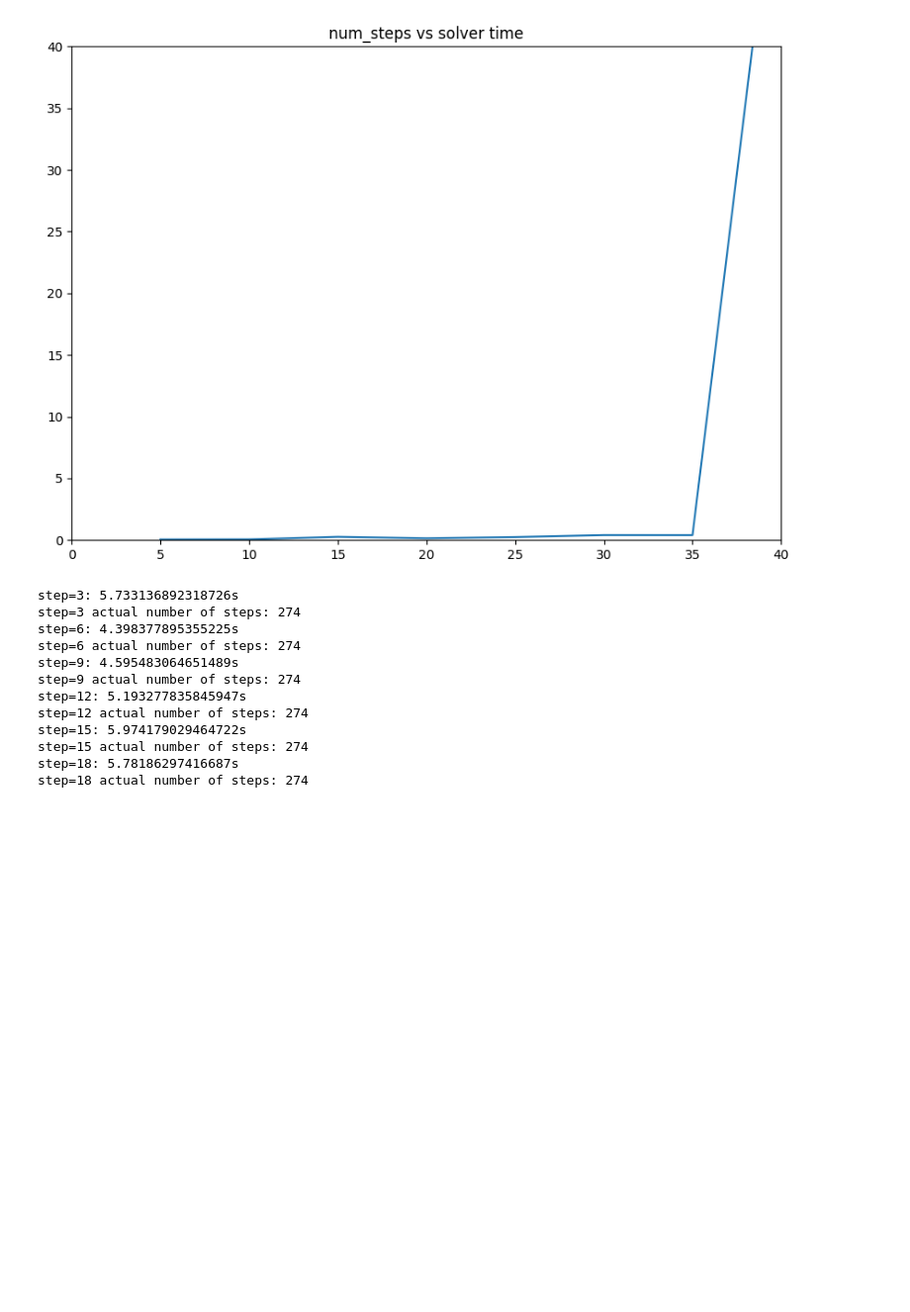
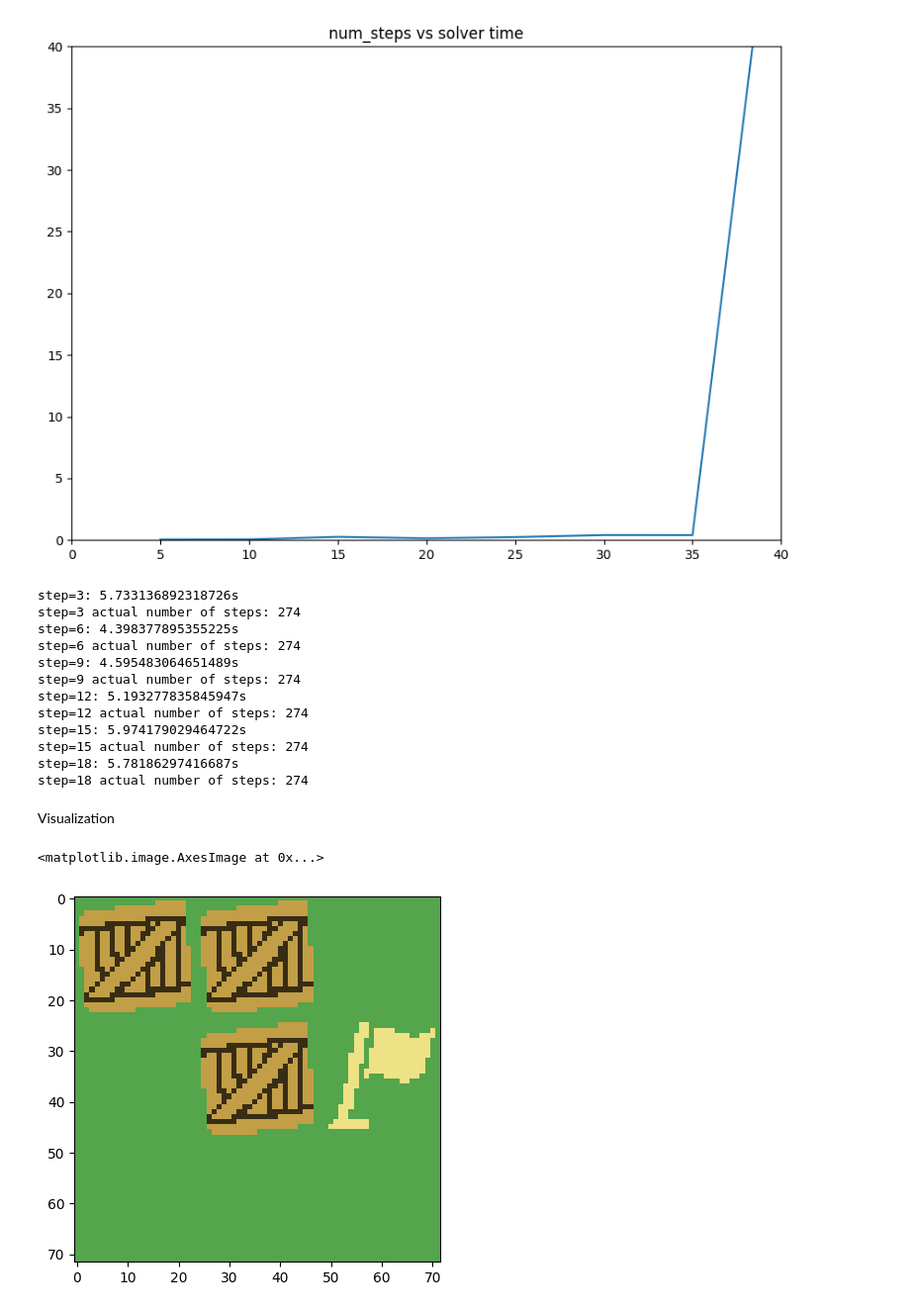
Before and after one commit to AustereTriceratops/Baba-Is-Solved, a Jupyter notebook: dev.ipynb, the cells around one changed output. Shown at 99% size. Drawn from its saved outputs; the diff is of its cells as text; code cells hidden in the pictures; blank space fills up the shorter version.

Commit message:
level visualization

```diff
--- a/dev.ipynb
+++ b/dev.ipynb
@@ -98,3 +97,53 @@ step=15: 5.974179029464722s
 step=15 actual number of steps: 274
 step=18: 5.78186297416687s
 step=18 actual number of steps: 274
+# %% [markdown]
+Visualization
+# %%
+import PIL
+import os
+
+baba_sprite = PIL.Image.open('assets/baba.png')
+box_sprite = PIL.Image.open('assets/box.png')
+wall_sprite = PIL.Image.open('assets/wall.png')
+goal_sprite = PIL.Image.open('assets/goal.png')
+# %%
+
+env = [
+    [0, 3, 0],
+    [3, 3, 2],
+    [0, 0, 0],
+]
+n = len(env)
+
+model = findSolution(env, 0, 1)
+# %%
+env_z3 = None
+
+for decl in model.decls():
+  if decl.name() == 'env_1':
+    env_z3 = model[decl]
+
+level = PIL.Image.new('RGB', size=(24*n, 24*n), color='#54a54b')
+
+for i in range(n**2):
+  x = i % n
+  y = i // n
+
+  e = model.evaluate(env_z3[i]).as_long()
+  img = None
+
+  if e != 0:
+    if e == 1:
+      img = wall_sprite
+    elif e == 2:
+      img = goal_sprite
+    elif e == 3:
+      img = box_sprite
+
+    level.paste(img, box=(24*x, 24*y))
+
+plt.imshow(level)
+# %% [output]
+<matplotlib.image.AxesImage at 0x...>
+[figure, added]
```
Also changed, not shown: parts of 1 cell of this notebook, 7 other files.
